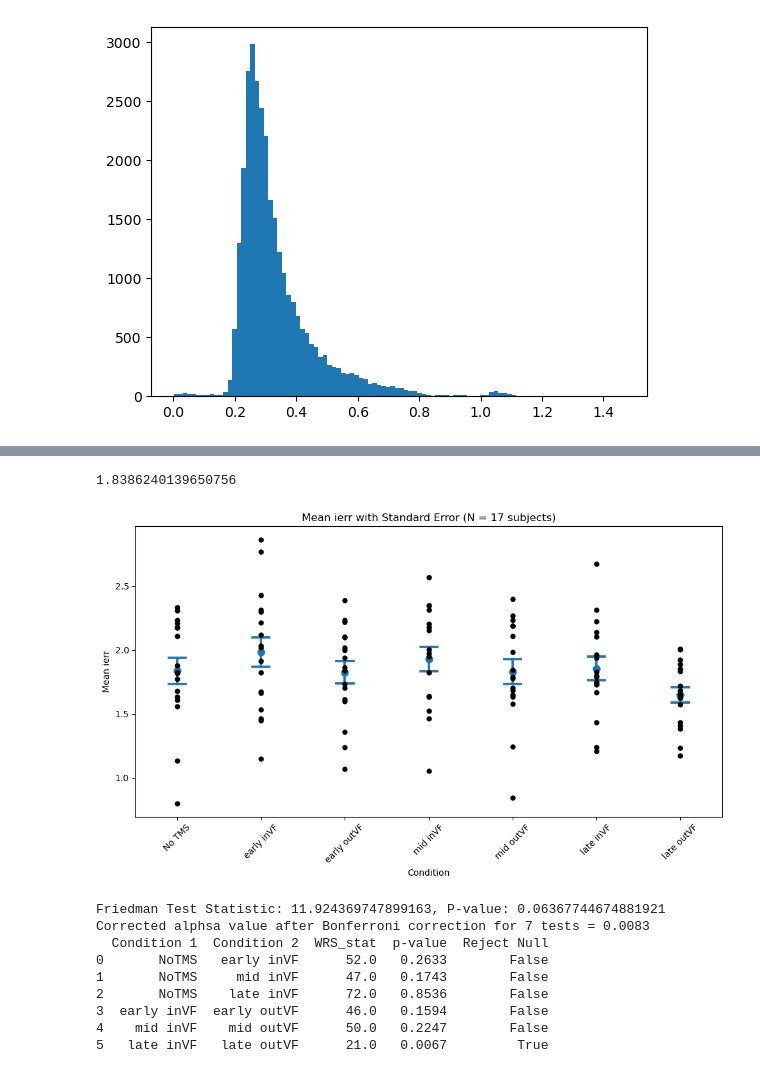
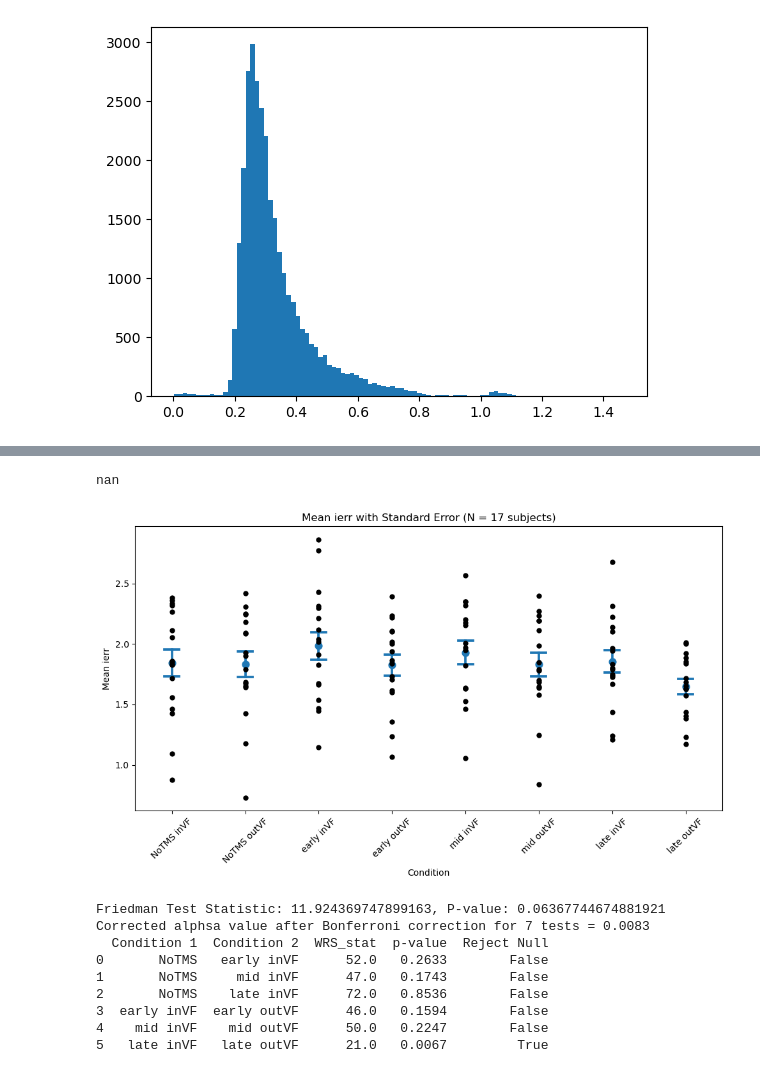
Before and after one commit to mindemory/mgs_stimul, a Jupyter notebook: mgsAnalysis/analysisEye/main.ipynb, the cells around one changed output, grey strips where cells are left out. Cells and saved outputs as stored; diff of their text form; code cells hidden in the pictures.

```diff
--- a/mgsAnalysis/analysisEye/main.ipynb
+++ b/mgsAnalysis/analysisEye/main.ipynb
@@ -177,51 +177,51 @@ def plot_error_metric(df, error_metric):
     subject_counts = df.groupby('subjID')['day'].nunique()
     valid_subjects = subject_counts[subject_counts == 5].index
     df_filtered = df[df['subjID'].isin(valid_subjects)  & (df['ispro'] == 1)]
+    # conditions = {
+    #     'No TMS': df_filtered[(df_filtered['TMS_condition'] == 'No TMS') & (df_filtered['day'].isin([1, 2, 3]))],
+    #     'early inVF': df_filtered[(df_filtered['TMS_condition'] == 'TMS intoVF') & (df_filtered['day'] == 4)],
+    #     'early outVF': df_filtered[(df_filtered['TMS_condition'] == 'TMS outVF') & (df_filtered['day'] == 4)],
+    #     'mid inVF': df_filtered[(df_filtered['TMS_condition'] == 'TMS intoVF') & (df_filtered['day'].isin([1, 2, 3]))],
+    #     'mid outVF': df_filtered[(df_filtered['TMS_condition'] == 'TMS outVF') & (df_filtered['day'].isin([1, 2, 3]))],
+    #     'late inVF': df_filtered[(df_filtered['TMS_condition'] == 'TMS intoVF') & (df_filtered['day'] == 5)],
+    #     'late outVF': df_filtered[(df_filtered['TMS_condition'] == 'TMS outVF') & (df_filtered['day'] == 5)],
+    # }
+
     conditions = {
-        'No TMS': df_filtered[(df_filtered['TMS_condition'] == 'No TMS') & (df_filtered['day'].isin([1, 2, 3]))],
+        'NoTMS inVF': df_filtered[(df_filtered['TMS_condition'] == 'No TMS') & (df_filtered['day'].isin([1, 2, 3])) & (df_filtered['instimVF'] == 1)],
+        'NoTMS outVF': df_filtered[(df_filtered['TMS_condition'] == 'No TMS') & (df_filtered['day'].isin([1, 2, 3])) & (df_filtered['instimVF'] == 0)],
         'early inVF': df_filtered[(df_filtered['TMS_condition'] == 'TMS intoVF') & (df_filtered['day'] == 4)],
         'early outVF': df_filtered[(df_filtered['TMS_condition'] == 'TMS outVF') & (df_filtered['day'] == 4)],
         'mid inVF': df_filtered[(df_filtered['TMS_condition'] == 'TMS intoVF') & (df_filtered['day'].isin([1, 2, 3]))],
         'mid outVF': df_filtered[(df_filtered['TMS_condition'] == 'TMS outVF') & (df_filtered['day'].isin([1, 2, 3]))],
         'late inVF': df_filtered[(df_filtered['TMS_condition'] == 'TMS intoVF') & (df_filtered['day'] == 5)],
         'late outVF': df_filtered[(df_filtered['TMS_condition'] == 'TMS outVF') & (df_filtered['day'] == 5)],
     }
-
-    # conditions = {
-    #     'NoTMS inVF': df_filtered[(df_filtered['TMS_condition'] == 'No TMS') & (df_filtered['day'].isin([1, 2, 3])) & (df_filtered['instimVF'] == 1)],
-    #     'NoTMS outVF': df_filtered[(df_filtered['TMS_condition'] == 'No TMS') & (df_filtered['day'].isin([1, 2, 3])) & (df_filtered['instimVF'] == 0)],
-    #     'early inVF': df_filtered[(df_filtered['TMS_condition'] == 'TMS intoVF') & (df_filtered['day'] == 4)],
-    #     'early outVF': df_filtered[(df_filtered['TMS_condition'] == 'TMS outVF') & (df_filtered['day'] == 4)],
-    #     'mid inVF': df_filtered[(df_filtered['TMS_condition'] == 'TMS intoVF') & (df_filtered['day'].isin([1, 2, 3]))],
-    #     'mid outVF': df_filtered[(df_filtered['TMS_condition'] == 'TMS outVF') & (df_filtered['day'].isin([1, 2, 3]))],
-    #     'late inVF': df_filtered[(df_filtered['TMS_condition'] == 'TMS intoVF') & (df_filtered['day'] == 5)],
-    #     'late outVF': df_filtered[(df_filtered['TMS_condition'] == 'TMS outVF') & (df_filtered['day'] == 5)],
-    # }
     results = {cond: data.groupby('subjID').apply(calculate_mean_and_se, error_metric=error_metric) for cond, data in conditions.items()}
     combined_results = pd.concat(results, names=['Condition']).reset_index()
     print(np.mean(combined_results[combined_results['Condition']=='No TMS']['mean']))
     #combined_results.to_csv('cc_test.csv', index = False)
 
     plt.figure(figsize=(10, 6))
     sns.pointplot(data=combined_results, x='Condition', y='mean', linestyle="none", capsize=.2, errorbar="se")
     sns.stripplot(data=combined_results, x='Condition', y='mean', color="black", jitter=False, size=6)
     # sns.lineplot(data=combined_results, x='Condition', y='mean', hue='subjID',
     #                 palette=['gray']*len(valid_subjects), legend=False, dashes=True, linewidth=1)
     plt.title(f'Mean {error_metric} with Standard Error (N = {len(valid_subjects)} subjects)')
     plt.ylabel(f'Mean {error_metric}')
     plt.xlabel('Condition')
     plt.xticks(rotation=45)
     plt.tight_layout()
     plt.show()
 plot_error_metric(df, 'ierr')
 #plot_error_metric(df, 'ferr')
 # plot_error_metric(df, 'igain')
 # plot_error_metric(df, 'iamp')
 # plot_error_metric(df, 'idir')
 #plot_error_metric(df, 'fsacc_rt')
 # %% [output]
-1.8386240139650756
+nan
-[figure, old version]
+[figure, new version]
 # %%
 def compute_stats(df, error_metric, aspect):
     df = df[df['ierr'] < 6.4]
```
Also changed, not shown: parts of 3 cells of this notebook.
